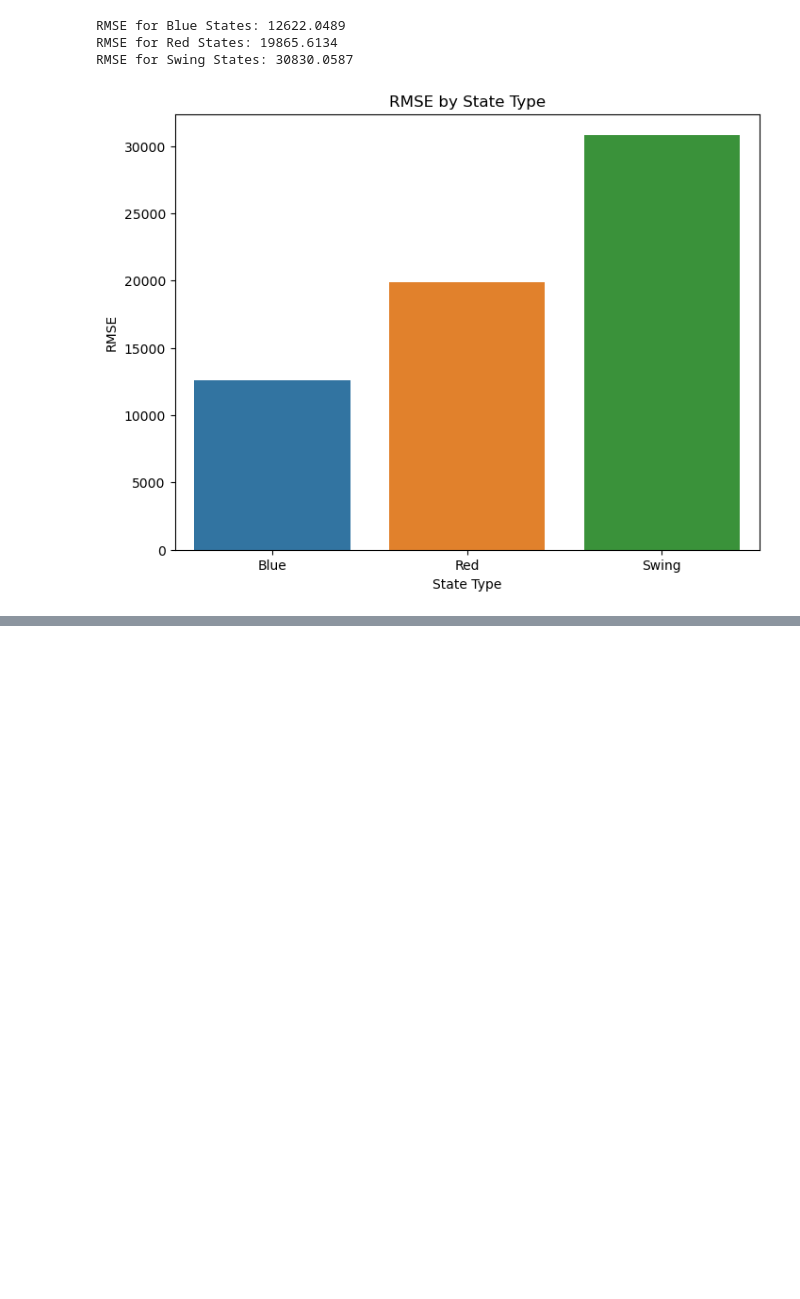
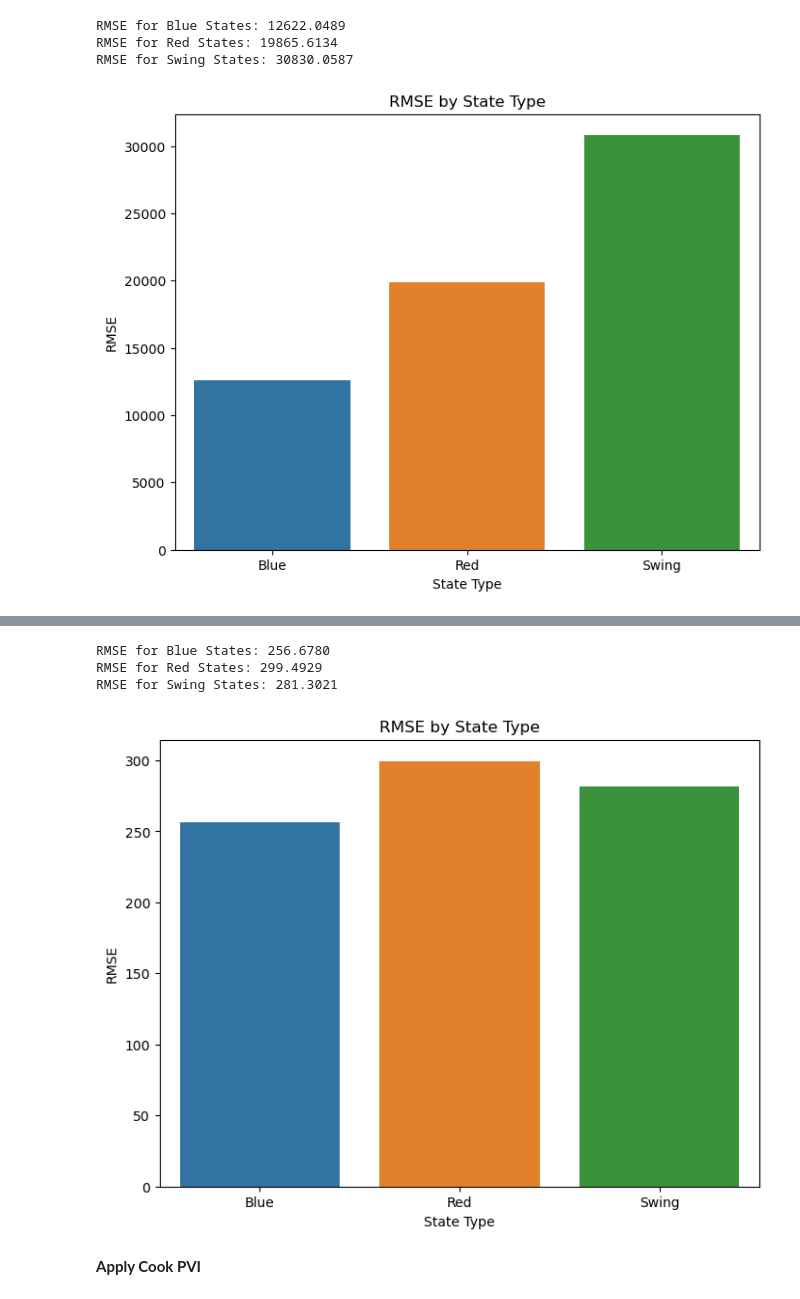
Before and after one commit to Aoyamaxx/Covid-9-TEAM, a Jupyter notebook: bias_search.ipynb, the cells around one changed output, grey strips where cells are left out. Drawn from its saved outputs; the diff is of its cells as text; code cells hidden in the pictures; blank space fills up the shorter version.

```diff
--- a/bias_search.ipynb
+++ b/bias_search.ipynb
@@ -7,7 +9,7 @@ import statsmodels.api as sm
 # Load the dataset
 final_dataset = pd.read_csv('week5_data/weekly_aggregated_sup_data.csv')
 
-blue_states_list = ['US_CA', 'US_ME', 'US_OR', 'US_CO', 'US_MD', 'US_RI', 'US_CT', 'US_MA', 'US_VT', 'US_DE', 'US_NH', 'US_VA', 'US_DC', 'US_NJ', 'US_WA', 'US_HI', 'US_NM', 'US_NY', 'US_IL']
+blue_states_list = ['US_CA', 'US_ME', 'US_OR', 'US_CO', 'US_MD', 'US_RI', 'US_CT', 'US_MA', 'US_VT', 'US_DE', 'US_NH', 'US_VA', 'US_NJ', 'US_WA', 'US_HI', 'US_NM', 'US_NY', 'US_IL']
 red_states_list = ['US_AL', 'US_AK', 'US_AR', 'US_ID', 'US_IN', 'US_IA', 'US_KS', 'US_KY', 'US_LA', 'US_MS', 'US_MO', 'US_MT', 'US_NE', 'US_ND', 'US_OK', 'US_SC', 'US_SD', 'US_TN', 'US_TX', 'US_UT', 'US_WV', 'US_WY']
 
 # Set 1 for blue states and 0 for others
@@ -238,0 +469,41 @@ RMSE for Swing States: 30830.0587
+# %%
+# Evaluate the model on the test set by state type
+y_test_blue = y_test[df.loc[y_test.index, 'blue_states'] == 1]
+y_test_red = y_test[df.loc[y_test.index, 'red_states'] == 1]
+y_test_swing = y_test[df.loc[y_test.index, 'swing_states'] == 1]
+
+X_test_blue = X_test_with_const[df.loc[y_test.index, 'blue_states'] == 1]
+X_test_red = X_test_with_const[df.loc[y_test.index, 'red_states'] == 1]
+X_test_swing = X_test_with_const[df.loc[y_test.index, 'swing_states'] == 1]
+
+y_pred_blue = model.predict(X_test_blue)
+y_pred_red = model.predict(X_test_red)
+y_pred_swing = model.predict(X_test_swing)
+
+rmse_blue = np.sqrt(mean_squared_error(y_test_blue, y_pred_blue))
+rmse_red = np.sqrt(mean_squared_error(y_test_red, y_pred_red))
+rmse_swing = np.sqrt(mean_squared_error(y_test_swing, y_pred_swing))
+
+print(f'RMSE for Blue States: {rmse_blue:.4f}')
+print(f'RMSE for Red States: {rmse_red:.4f}')
+print(f'RMSE for Swing States: {rmse_swing:.4f}')
+
+# You can also plot these RMSE values for better visualization
+rmse_values = pd.DataFrame({
+    'State Type': ['Blue', 'Red', 'Swing'],
+    'RMSE': [rmse_blue, rmse_red, rmse_swing]
+})
+
+plt.figure(figsize=(8, 6))
+sns.barplot(x='State Type', y='RMSE', data=rmse_values)
+plt.title('RMSE by State Type')
+plt.xlabel('State Type')
+plt.ylabel('RMSE')
+plt.show()
+# %% [output]
+RMSE for Blue States: 256.6780
+RMSE for Red States: 299.4929
+RMSE for Swing States: 281.3021
+[figure, added]
+# %% [markdown]
+**Apply Cook PVI**
```
Also changed, not shown: parts of 23 cells of this notebook, 8 other files.
